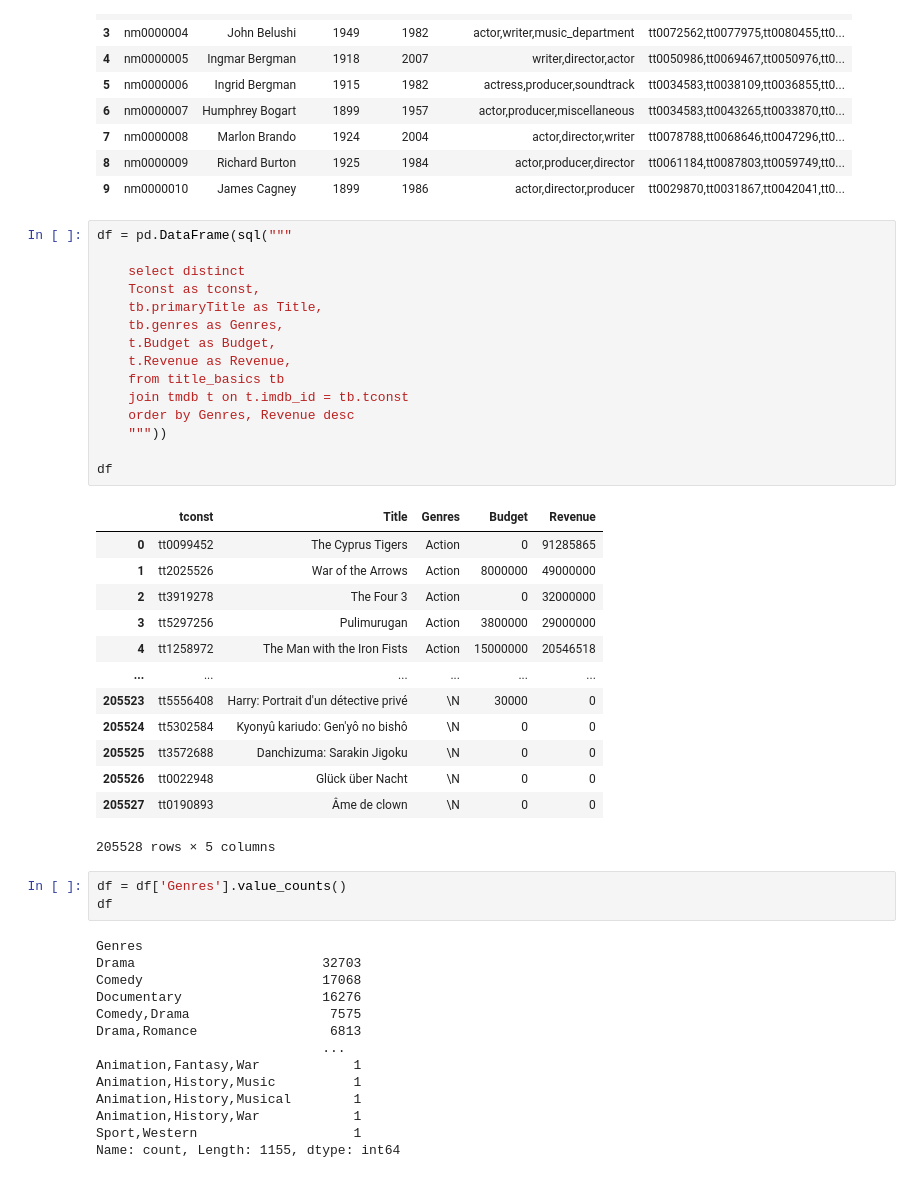
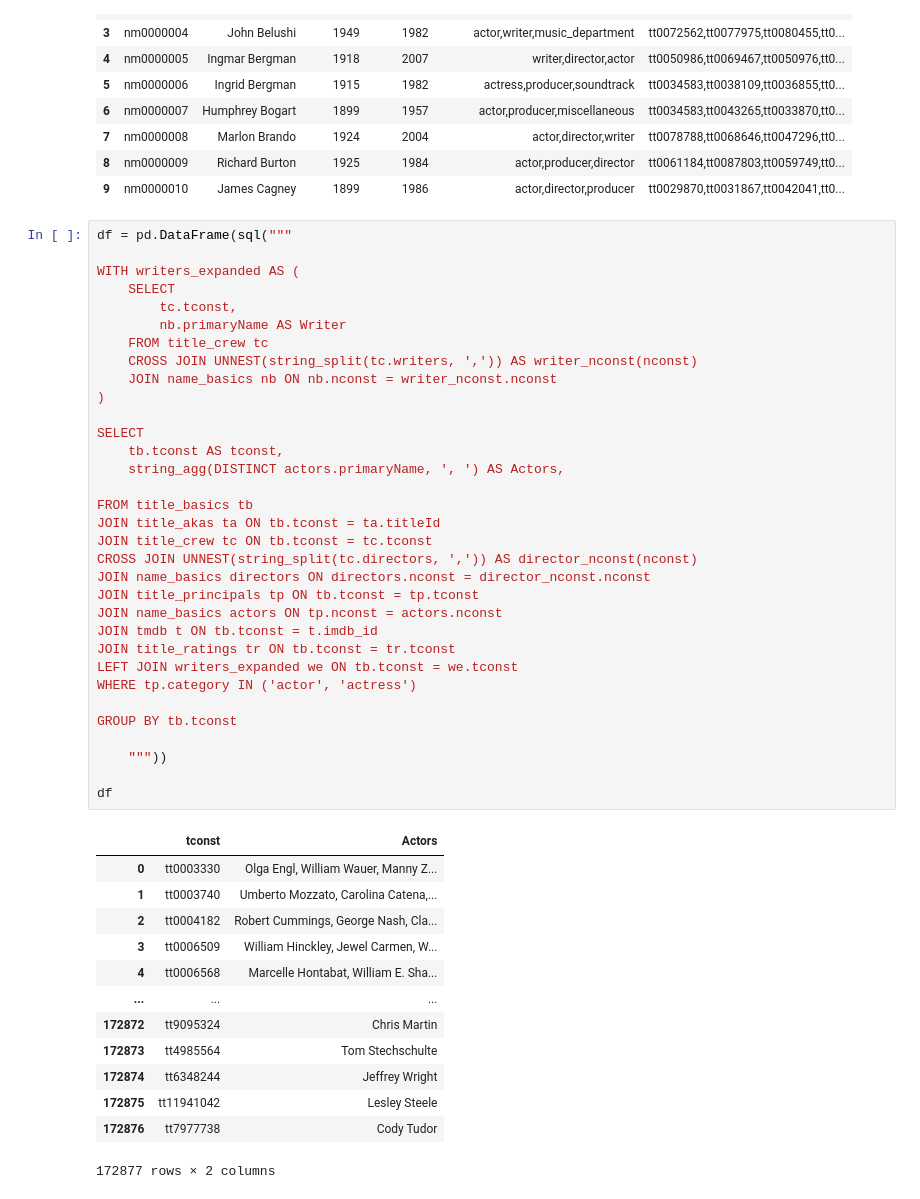
Before and after one commit to Jean-Patrick-Alcolea/Projet-2, a Jupyter notebook: notebooks/creation_visuals_jp.ipynb, the cells around one changed output. Cells and saved outputs as stored; diff of their text form.

```diff
--- a/notebooks/creation_visuals_jp.ipynb
+++ b/notebooks/creation_visuals_jp.ipynb
@@ -80,46 +80,47 @@ sql(
 # %%
 df = pd.DataFrame(sql("""
 
-    select distinct
-    Tconst as tconst,
-    tb.primaryTitle as Title,
-    tb.genres as Genres,
-    t.Budget as Budget,
-    t.Revenue as Revenue,
-    from title_basics tb
-    join tmdb t on t.imdb_id = tb.tconst
-    order by Genres, Revenue desc
+WITH writers_expanded AS (
+    SELECT
+        tc.tconst,
+        nb.primaryName AS Writer
+    FROM title_crew tc
+    CROSS JOIN UNNEST(string_split(tc.writers, ',')) AS writer_nconst(nconst)
+    JOIN name_basics nb ON nb.nconst = writer_nconst.nconst
+)
+
+SELECT
+    tb.tconst AS tconst,
+    string_agg(DISTINCT actors.primaryName, ', ') AS Actors,
+
+FROM title_basics tb
+JOIN title_akas ta ON tb.tconst = ta.titleId
+JOIN title_crew tc ON tb.tconst = tc.tconst
+CROSS JOIN UNNEST(string_split(tc.directors, ',')) AS director_nconst(nconst)
+JOIN name_basics directors ON directors.nconst = director_nconst.nconst
+JOIN title_principals tp ON tb.tconst = tp.tconst
+JOIN name_basics actors ON tp.nconst = actors.nconst
+JOIN tmdb t ON tb.tconst = t.imdb_id
+JOIN title_ratings tr ON tb.tconst = tr.tconst
+LEFT JOIN writers_expanded we ON tb.tconst = we.tconst
+WHERE tp.category IN ('actor', 'actress')
+
+GROUP BY tb.tconst
+
     """))
 
 df
 # %% [output]
-|  | tconst | Title | Genres | Budget | Revenue |
-| 0 | tt0099452 | The Cyprus Tigers | Action | 0 | 91285865 |
-| 1 | tt2025526 | War of the Arrows | Action | 8000000 | 49000000 |
-| 2 | tt3919278 | The Four 3 | Action | 0 | 32000000 |
-| 3 | tt5297256 | Pulimurugan | Action | 3800000 | 29000000 |
-| 4 | tt1258972 | The Man with the Iron Fists | Action | 15000000 | 20546518 |
-| ... | ... | ... | ... | ... | ... |
-| 205523 | tt5556408 | Harry: Portrait d'un détective privé | \N | 30000 | 0 |
-| 205524 | tt5302584 | Kyonyû kariudo: Gen'yô no bishô | \N | 0 | 0 |
-| 205525 | tt3572688 | Danchizuma: Sarakin Jigoku | \N | 0 | 0 |
-| 205526 | tt0022948 | Glück über Nacht | \N | 0 | 0 |
-| 205527 | tt0190893 | Âme de clown | \N | 0 | 0 |
+|  | tconst | Actors |
+| 0 | tt0003330 | Olga Engl, William Wauer, Manny Z... |
+| 1 | tt0003740 | Umberto Mozzato, Carolina Catena,... |
+| 2 | tt0004182 | Robert Cummings, George Nash, Cla... |
+| 3 | tt0006509 | William Hinckley, Jewel Carmen, W... |
+| 4 | tt0006568 | Marcelle Hontabat, William E. Sha... |
+| ... | ... | ... |
+| 172872 | tt9095324 | Chris Martin |
+| 172873 | tt4985564 | Tom Stechschulte |
+| 172874 | tt6348244 | Jeffrey Wright |
+| 172875 | tt11941042 | Lesley Steele |
+| 172876 | tt7977738 | Cody Tudor |
-205528 rows × 5 columns
+172877 rows × 2 columns
-# %%
-df = df['Genres'].value_counts()
-df
-# %% [output]
-Genres
-Drama                        32703
-Comedy                       17068
-Documentary                  16276
-Comedy,Drama                  7575
-Drama,Romance                 6813
-                             ...
-Animation,Fantasy,War            1
-Animation,History,Music          1
-Animation,History,Musical        1
-Animation,History,War            1
-Sport,Western                    1
-Name: count, Length: 1155, dtype: int64
```
Also changed, not shown: parts of 6 cells of this notebook, 1 other file.
